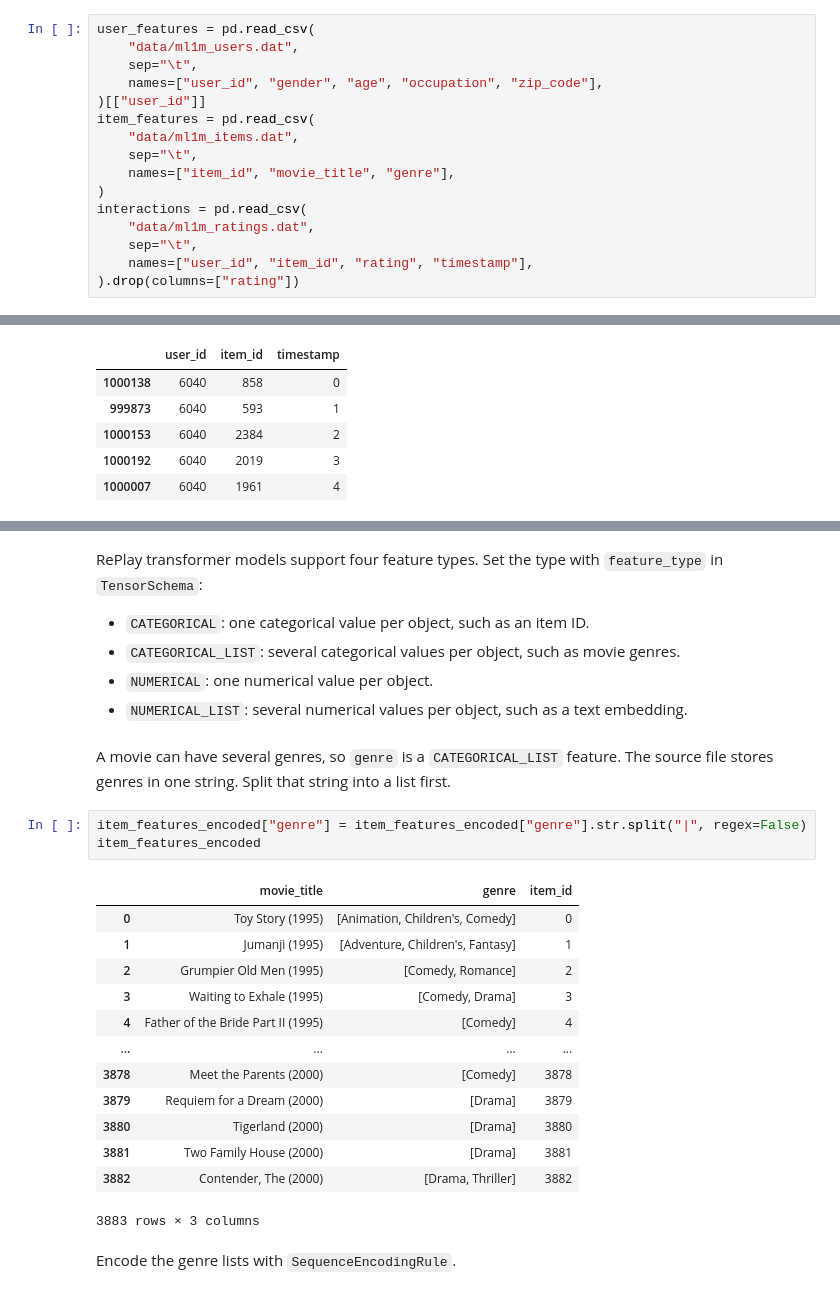
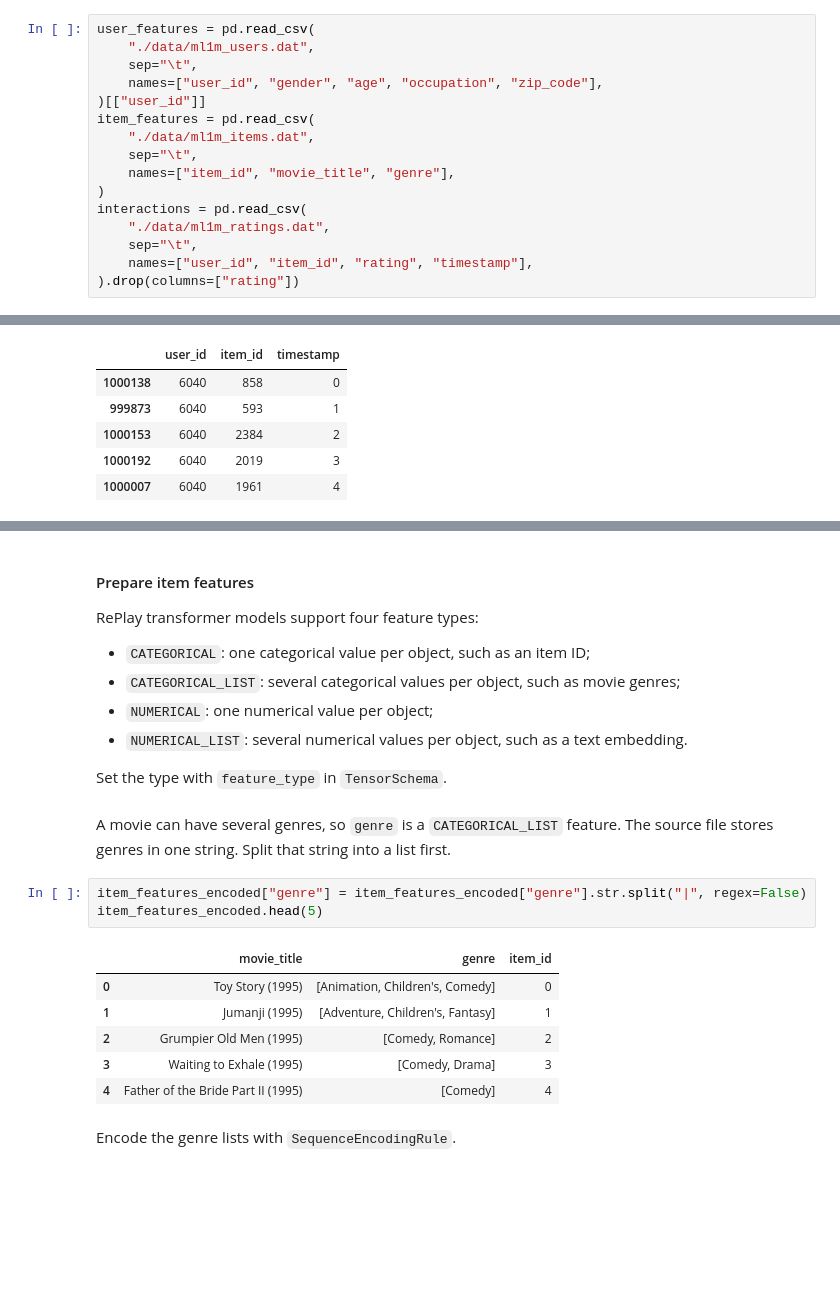
Before and after one commit to sb-ai-lab/RePlay, a Jupyter notebook: examples/17_twotower_advanced_example.ipynb, the cells around one changed output, grey strips where cells are left out. Cells and saved outputs as stored; diff of their text form; blank space fills up the shorter version.

```diff
--- a/examples/17_twotower_advanced_example.ipynb
+++ b/examples/17_twotower_advanced_example.ipynb
@@ -46,16 +44,16 @@ The example uses MovieLens-1M from `examples/data`. The model uses `item_id` fro
 # %%
 user_features = pd.read_csv(
-    "data/ml1m_users.dat",
+    "./data/ml1m_users.dat",
     sep="\t",
     names=["user_id", "gender", "age", "occupation", "zip_code"],
 )[["user_id"]]
 item_features = pd.read_csv(
-    "data/ml1m_items.dat",
+    "./data/ml1m_items.dat",
     sep="\t",
     names=["item_id", "movie_title", "genre"],
 )
 interactions = pd.read_csv(
-    "data/ml1m_ratings.dat",
+    "./data/ml1m_ratings.dat",
     sep="\t",
     names=["user_id", "item_id", "rating", "timestamp"],
 ).drop(columns=["rating"])
@@ -140,29 +98,26 @@ item_features_encoded.head(5)
 # %% [markdown]
-RePlay transformer models support four feature types. Set the type with `feature_type` in `TensorSchema`:
+#### Prepare item features
 
-- `CATEGORICAL`: one categorical value per object, such as an item ID.
-- `CATEGORICAL_LIST`: several categorical values per object, such as movie genres.
-- `NUMERICAL`: one numerical value per object.
+RePlay transformer models support four feature types:
+
+- `CATEGORICAL`: one categorical value per object, such as an item ID;
+- `CATEGORICAL_LIST`: several categorical values per object, such as movie genres;
+- `NUMERICAL`: one numerical value per object;
 - `NUMERICAL_LIST`: several numerical values per object, such as a text embedding.
+
+Set the type with `feature_type` in `TensorSchema`.
 # %% [markdown]
 A movie can have several genres, so `genre` is a `CATEGORICAL_LIST` feature. The source file stores genres in one string. Split that string into a list first.
 # %%
 item_features_encoded["genre"] = item_features_encoded["genre"].str.split("|", regex=False)
-item_features_encoded
+item_features_encoded.head(5)
 # %% [output]
 |  | movie_title | genre | item_id |
 | 0 | Toy Story (1995) | [Animation, Children's, Comedy] | 0 |
 | 1 | Jumanji (1995) | [Adventure, Children's, Fantasy] | 1 |
 | 2 | Grumpier Old Men (1995) | [Comedy, Romance] | 2 |
 | 3 | Waiting to Exhale (1995) | [Comedy, Drama] | 3 |
 | 4 | Father of the Bride Part II (1995) | [Comedy] | 4 |
-| ... | ... | ... | ... |
-| 3878 | Meet the Parents (2000) | [Comedy] | 3878 |
-| 3879 | Requiem for a Dream (2000) | [Drama] | 3879 |
-| 3880 | Tigerland (2000) | [Drama] | 3880 |
-| 3881 | Two Family House (2000) | [Drama] | 3881 |
-| 3882 | Contender, The (2000) | [Drama, Thriller] | 3882 |
-3883 rows × 3 columns
 # %% [markdown]
 Encode the genre lists with `SequenceEncodingRule`.
 # %%
```
Also changed, not shown: parts of 67 cells of this notebook.
